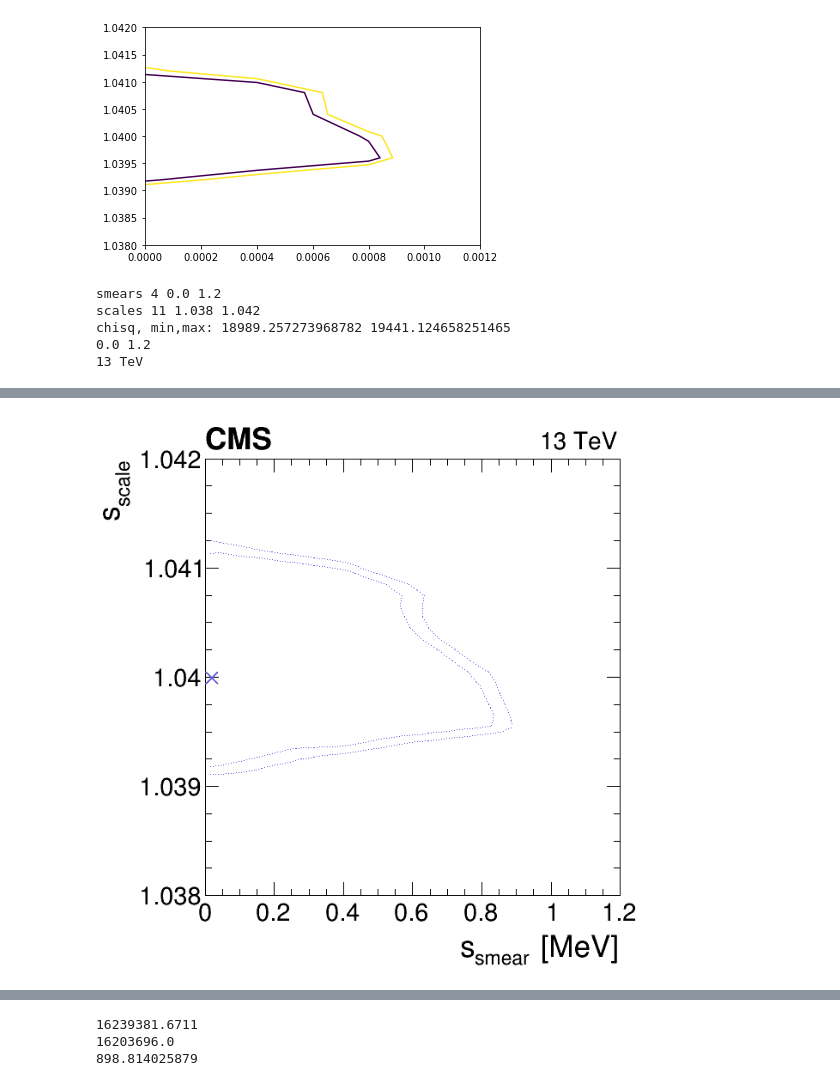
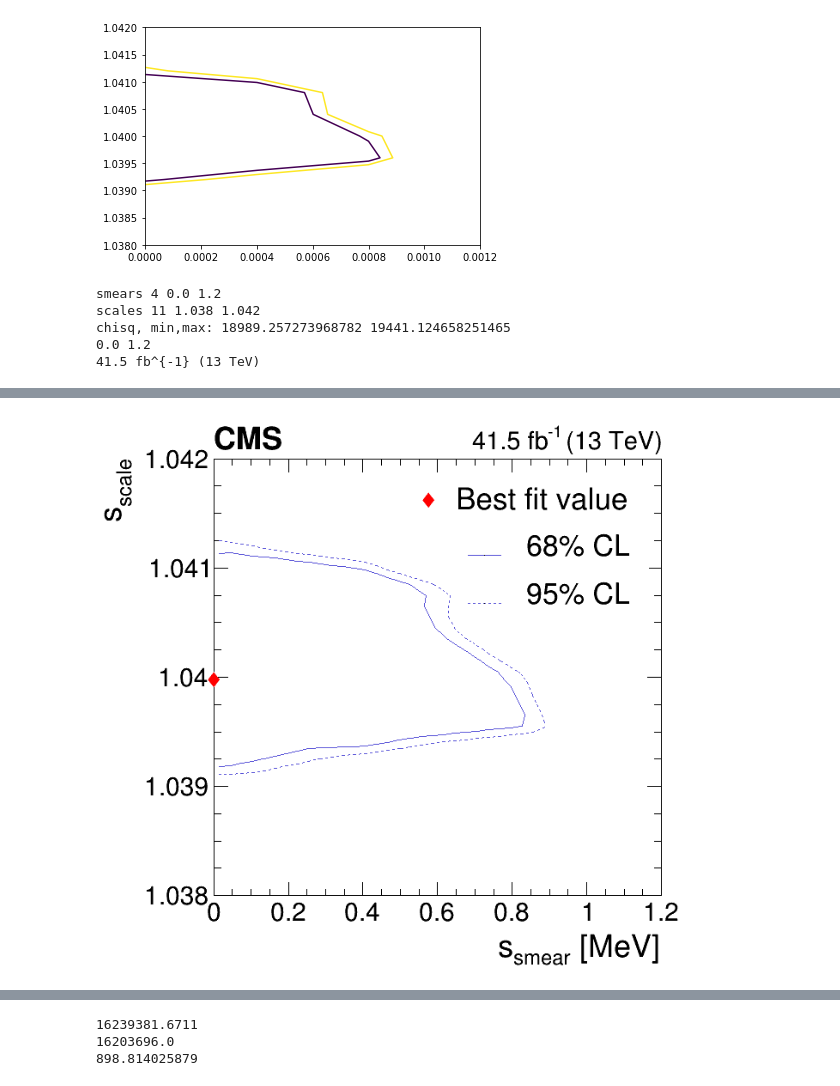
Before and after one commit to mbandrews/h2aa, a Jupyter notebook: zeeAnalysis/zee_plots-ss-syst-contour2.ipynb, the cells around one changed output, grey strips where cells are left out. Drawn from its saved outputs; the diff is of its cells as text; code cells hidden in the pictures.

```diff
--- a/zeeAnalysis/zee_plots-ss-syst-contour2.ipynb
+++ b/zeeAnalysis/zee_plots-ss-syst-contour2.ipynb
@@ -631,9 +578,11 @@ plt.show()
 # %% [output]
 [figure]
 # %%
-plot_dir = 'Plots/massreg/v13'
+plot_dir = 'Plots/massreg/v19'
 print_pdf = False
 print_pdf = True
+if not os.path.exists(plot_dir):
+    os.makedirs(plot_dir)
 
 #hConts = ROOT.TH2F('hConts', len(smears_)-1, smears_[0], smears_[-1],\
 #                             len(scales_)-1, scales_[0], scales_[-1])
@@ -646,8 +595,8 @@ CMS_lumi.lumi_7TeV = "4.8 fb^{-1}"
 CMS_lumi.lumi_8TeV = "18.3 fb^{-1}"
 CMS_lumi.writeExtraText = 1
 CMS_lumi.extraText = ""
-#CMS_lumi.lumi_sqrtS = "41.9 fb^{-1} (13 TeV)" # used with iPeriod = 0, e.g. for simulation-only plots (default is an empty string)
-CMS_lumi.lumi_sqrtS = "13 TeV" # used with iPeriod = 0, e.g. for simulation-only plots (default is an empty string)
+CMS_lumi.lumi_sqrtS = "41.5 fb^{-1} (13 TeV)" # used with iPeriod = 0, e.g. for simulation-only plots (default is an empty string)
+#CMS_lumi.lumi_sqrtS = "13 TeV" # used with iPeriod = 0, e.g. for simulation-only plots (default is an empty string)
 
 smears = 1.e3*np.array(smears_)
 scales = 1.*np.array(scales_)
@@ -658,7 +607,9 @@ print('chisq, min,max:', chisqs_.min(), chisqs_.max())
 
 k = 'conts'
 #c[k] = ROOT.TCanvas(k, k, 680, 600)
-c[k] = ROOT.TCanvas(k, k, 640, 680)
+#c[k] = ROOT.TCanvas(k, k, 640, 680)
+#c[k] = ROOT.TCanvas(k, k, 697, 680)
+c[k] = ROOT.TCanvas(k, k, 690, 680)
 #h[k] = ROOT.TH2F(k, k, len(smears)-1, array('d', smears),\
 #                       len(scales)-1, array('d', scales))
 h[k] = ROOT.TH2F(k, k, len(smears)-1, 0., 1.2,\
@@ -721,6 +672,7 @@ ROOT.TGaxis.fgMaxDigits = 3
 h[k].SetTitle('')
 
 h[k].GetYaxis().SetTitleOffset(1.7)
+h[k].GetYaxis().SetLabelOffset(0.01)
 h[k].GetYaxis().SetTitleSize(0.06)
 h[k].GetYaxis().SetLabelSize(0.05)
 h[k].GetYaxis().SetLabelFont(42)
@@ -759,16 +711,50 @@ h[k].Draw("COL")
 #h[k+'graph'].GetZaxis().SetLabelFont(62)
 #h[k+'graph'].Draw("CONT1 same")
 #h[k+'graph'].Draw("CONT2 same")
-h[k+'graph2'] = h[k+'graph'].GetHistogram()
-h[k+'graph2'].SetLineColor(9)
-h[k+'graph2'].SetContour(len(conts), array('d', conts))
-h[k+'graph2'].GetYaxis().SetNdivisions(-404)
-h[k+'graph2'].Draw("CONT2 same")
+# 68% contour
+h[k+'hist'] = h[k+'graph'].GetHistogram()
+h[k+'hist'].SetLineStyle(1)
+h[k+'hist'].SetLineColor(9) #9
+#h[k+'hist'].SetContour(len(conts), array('d', conts))
+h[k+'hist'].SetContour(len(conts[:2]), array('d', conts[:2]))
+h[k+'hist'].GetYaxis().SetNdivisions(-404)
+h[k+'hist'].Draw("CONT3 same")
+# 95% contour
+h[k+'hist2'] = h[k+'hist'].Clone()
+h[k+'hist2'].SetName(k+'graph3')
+h[k+'hist2'].SetLineStyle(2)
+h[k+'hist2'].SetLineColor(9) #9
+h[k+'hist2'].SetContour(len(conts[1:]), array('d', conts[1:]))
+#h[k+'hist2'].GetYaxis().SetNdivisions(-404)
+h[k+'hist2'].Draw("CONT3 same")
 
 # Draw optimial point
 optim = ROOT.TLatex()
 #optim.DrawLatex(0., 4.2, '#times')
-optim.DrawLatex(0., 1+39.925e-3, '#color[9]{#times}') #39.975e-3 #40
+# best-fit marker
+#optim.DrawLatex(0., 1+39.925e-3, '#color[9]{#times}') #39.975e-3 #40
+optim.DrawLatex(-0.025, 1+39.91e-3, '#color[2]{#diamond}') #39.975e-3 #40 [9]
+optim.SetTextFont(42)
+# best-fit legend
+optim.DrawLatex(0.55, 1+41.56e-3, '#color[2]{#diamond}') #39.975e-3 #40 [9]
+#optim.SetTextSize(0.045)
+#optim.DrawLatex(0.737, 1+41.59e-3, 'Best-fit value') #39.975e-3 #40
+optim.SetTextSize(0.0585)
+optim.DrawLatex(0.65, 1+41.53e-3, 'Best fit value') #39.975e-3 #40
+#optim.SetTextSize(0.05)
+#optim.DrawLatex(0.737, 1+39.1e-3, 'Best-fit value') #39.975e-3 #40
+#optim.DrawLatex(0.1, 1.045, '#color[9]{#times} Best-fit value') #39.975e-3 #40
+
+legend = {}
+#legend[k] = ROOT.TLegend(0.62,0.67,0.94,0.81) #(x1, y1, x2, y2)
+legend[k] = ROOT.TLegend(0.62,0.62,0.94,0.79) #(x1, y1, x2, y2)
+#legend[k] = ROOT.TLegend(0.62,0.16,0.94,0.16+0.16) #(x1, y1, x2, y2)
+legend[k].AddEntry(h[k+'hist'].GetName(), "68% CL")
+legend[k].AddEntry(h[k+'hist2'].GetName(), "95% CL")
+legend[k].SetBorderSize(0)
+legend[k].SetTextFont(42)
+legend[k].SetTextAlign(23)
+legend[k].Draw("same")
 
 CMS_lumi.cmsTextOffset = 0.
 iPos = 0
@@ -784,4 +770,4 @@ smears 4 0.0 1.2
 scales 11 1.038 1.042
 chisq, min,max: 18989.257273968782 19441.124658251465
 0.0 1.2
-13 TeV
+41.5 fb^{-1} (13 TeV)
@@ -789 +776 @@ Info in <TCanvas::Print>: pdf file Plots/massreg/v13/DYToEE_data2017obg2017-dy_e
-[figure, old version]
+[figure, new version]
```
Also changed, not shown: parts of 14 cells of this notebook, 37 other files.
